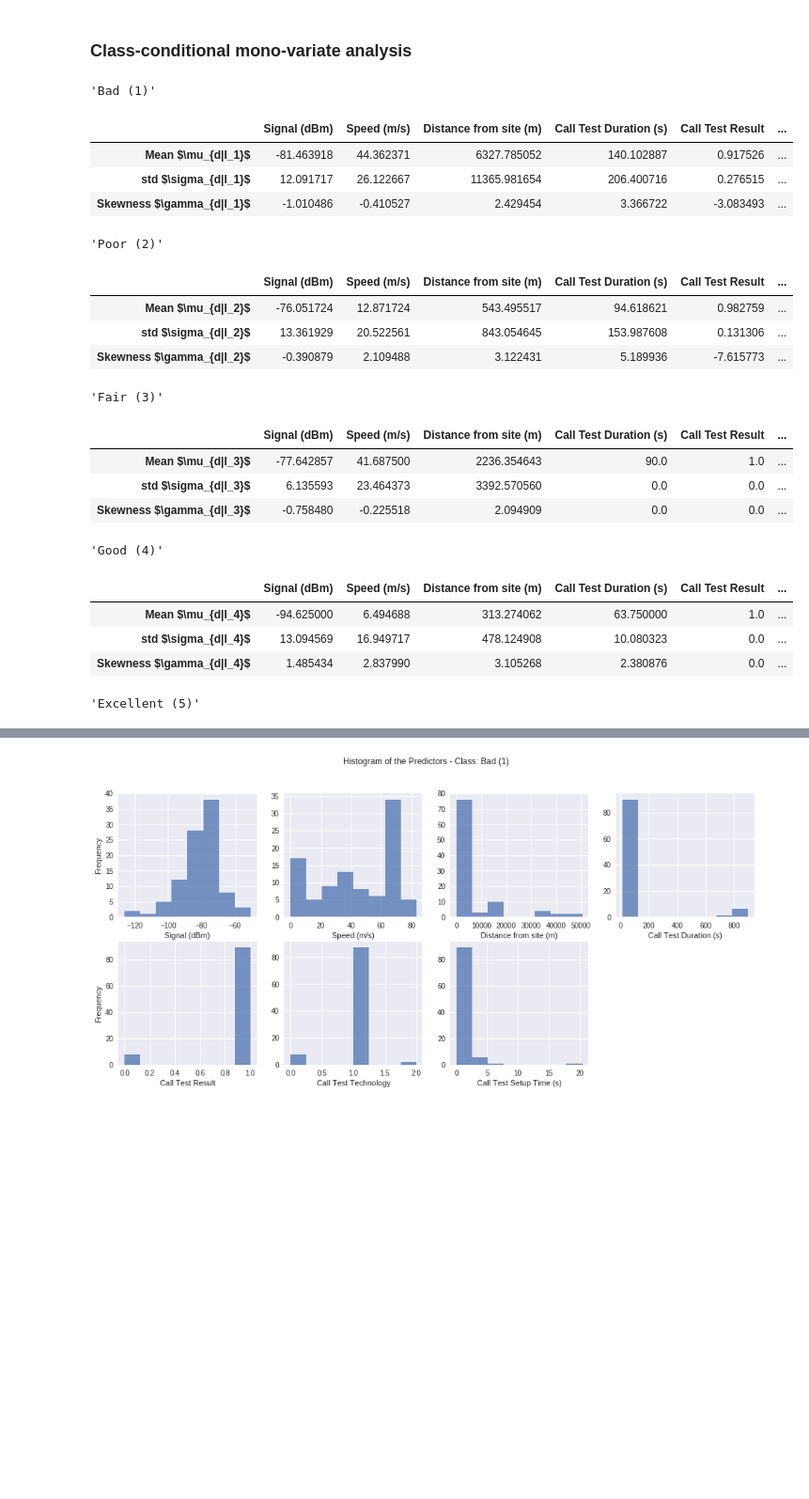
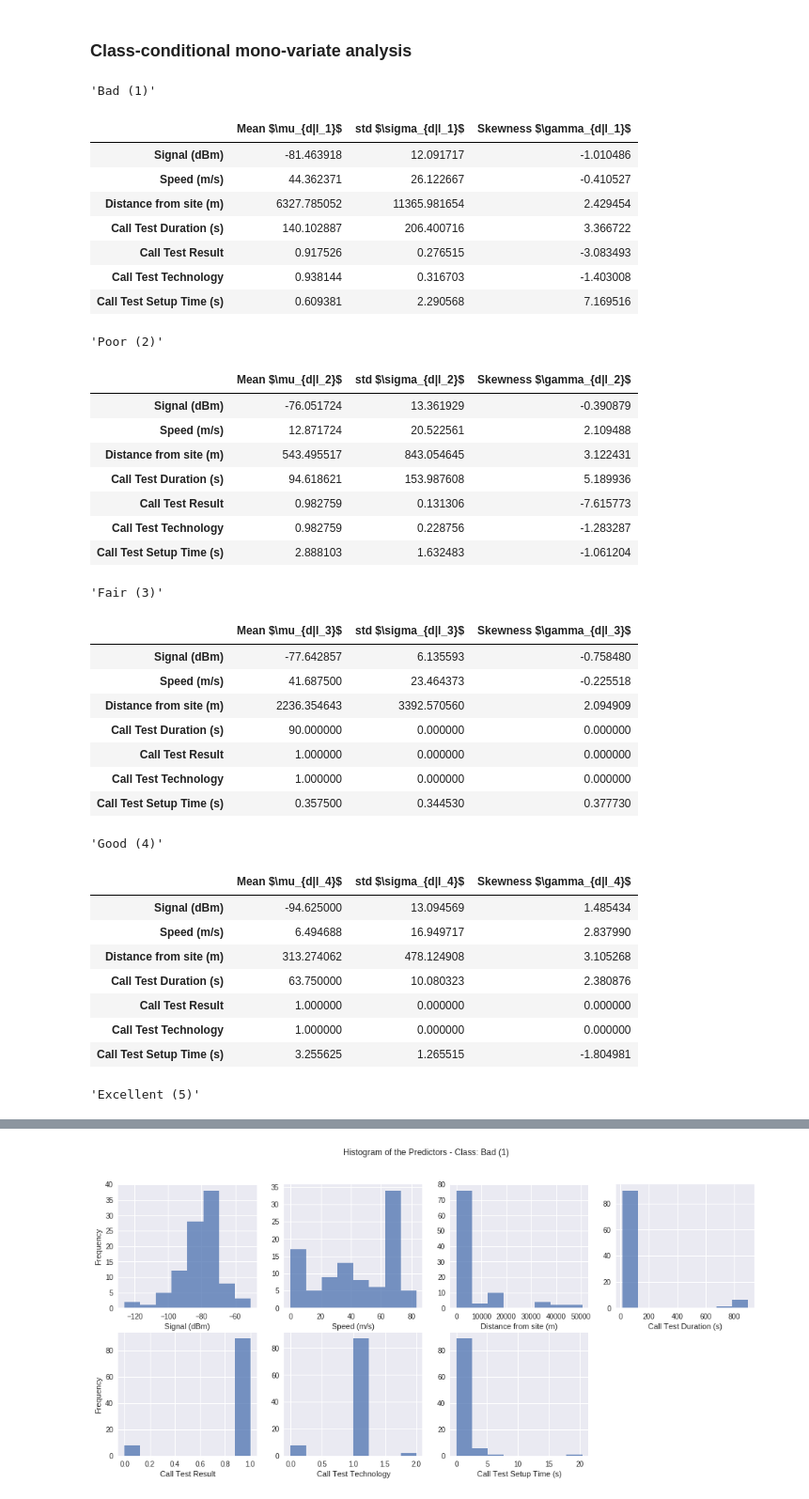
Before and after one commit to ezequiasjunior/ica2019.2, a Jupyter notebook: data_preprocessing.ipynb, the cells around one changed output, grey strips where cells are left out. Shown: that part at 94% size. Cells and saved outputs as stored; diff of their text form; code cells hidden in the pictures; blank space fills up the shorter version.

```diff
--- a/data_preprocessing.ipynb
+++ b/data_preprocessing.ipynb
@@ -249,36 +254,53 @@ plt.savefig('hw01-figs/hist_data.pdf')
 # %%
 # Grouping each class:
 cls = datahw01.groupby('MOS')
 # Defining labels:
 classes = ['Bad (1)', 'Poor (2)', 'Fair (3)', 'Good (4)', 'Excellent (5)']
 cls_monovar = []
 # Computing the mean, std, and skewness of the grouped observatios:
 for i in range(len(cls.indices)):
     cls_monovar.append(cls.get_group(i+1).describe().iloc[1:3,:-1].append(cls.get_group(i+1).skew()[:-1],
                                                                           ignore_index=True))
     cls_monovar[i].index = ['Mean $\mu_{d|l_%d}$'%(i+1),'std $\sigma_{d|l_%d}$'%(i+1),
                             'Skewness $\gamma_{d|l_%d}$'%(i+1)]
-    display(classes[i], cls_monovar[i])
-    cls_monovar[i].to_excel(f'hw01-data/cls_monovar{i+1}.xlsx') # Saving table
+    display(classes[i], cls_monovar[i].T)
+    cls_monovar[i].T.to_excel(f'hw01-data/cls_monovar{i+1}.xlsx') # Saving table
+    cls_monovar[i].T.to_latex(f'hw01-data/cls_monovar{i+1}.tex')
 # %% [output]
 'Bad (1)'
-|  | Signal (dBm) | Speed (m/s) | Distance from site (m) | Call Test Duration (s) | Call Test Result | ... |
-| Mean $\mu_{d|l_1}$ | -81.463918 | 44.362371 | 6327.785052 | 140.102887 | 0.917526 | ... |
-| std $\sigma_{d|l_1}$ | 12.091717 | 26.122667 | 11365.981654 | 206.400716 | 0.276515 | ... |
-| Skewness $\gamma_{d|l_1}$ | -1.010486 | -0.410527 | 2.429454 | 3.366722 | -3.083493 | ... |
+|  | Mean $\mu_{d|l_1}$ | std $\sigma_{d|l_1}$ | Skewness $\gamma_{d|l_1}$ |
+| Signal (dBm) | -81.463918 | 12.091717 | -1.010486 |
+| Speed (m/s) | 44.362371 | 26.122667 | -0.410527 |
+| Distance from site (m) | 6327.785052 | 11365.981654 | 2.429454 |
+| Call Test Duration (s) | 140.102887 | 206.400716 | 3.366722 |
+| Call Test Result | 0.917526 | 0.276515 | -3.083493 |
+| Call Test Technology | 0.938144 | 0.316703 | -1.403008 |
+| Call Test Setup Time (s) | 0.609381 | 2.290568 | 7.169516 |
 'Poor (2)'
-|  | Signal (dBm) | Speed (m/s) | Distance from site (m) | Call Test Duration (s) | Call Test Result | ... |
-| Mean $\mu_{d|l_2}$ | -76.051724 | 12.871724 | 543.495517 | 94.618621 | 0.982759 | ... |
-| std $\sigma_{d|l_2}$ | 13.361929 | 20.522561 | 843.054645 | 153.987608 | 0.131306 | ... |
-| Skewness $\gamma_{d|l_2}$ | -0.390879 | 2.109488 | 3.122431 | 5.189936 | -7.615773 | ... |
+|  | Mean $\mu_{d|l_2}$ | std $\sigma_{d|l_2}$ | Skewness $\gamma_{d|l_2}$ |
+| Signal (dBm) | -76.051724 | 13.361929 | -0.390879 |
+| Speed (m/s) | 12.871724 | 20.522561 | 2.109488 |
+| Distance from site (m) | 543.495517 | 843.054645 | 3.122431 |
+| Call Test Duration (s) | 94.618621 | 153.987608 | 5.189936 |
+| Call Test Result | 0.982759 | 0.131306 | -7.615773 |
+| Call Test Technology | 0.982759 | 0.228756 | -1.283287 |
+| Call Test Setup Time (s) | 2.888103 | 1.632483 | -1.061204 |
 'Fair (3)'
-|  | Signal (dBm) | Speed (m/s) | Distance from site (m) | Call Test Duration (s) | Call Test Result | ... |
-| Mean $\mu_{d|l_3}$ | -77.642857 | 41.687500 | 2236.354643 | 90.0 | 1.0 | ... |
-| std $\sigma_{d|l_3}$ | 6.135593 | 23.464373 | 3392.570560 | 0.0 | 0.0 | ... |
-| Skewness $\gamma_{d|l_3}$ | -0.758480 | -0.225518 | 2.094909 | 0.0 | 0.0 | ... |
+|  | Mean $\mu_{d|l_3}$ | std $\sigma_{d|l_3}$ | Skewness $\gamma_{d|l_3}$ |
+| Signal (dBm) | -77.642857 | 6.135593 | -0.758480 |
+| Speed (m/s) | 41.687500 | 23.464373 | -0.225518 |
+| Distance from site (m) | 2236.354643 | 3392.570560 | 2.094909 |
+| Call Test Duration (s) | 90.000000 | 0.000000 | 0.000000 |
+| Call Test Result | 1.000000 | 0.000000 | 0.000000 |
+| Call Test Technology | 1.000000 | 0.000000 | 0.000000 |
+| Call Test Setup Time (s) | 0.357500 | 0.344530 | 0.377730 |
 'Good (4)'
-|  | Signal (dBm) | Speed (m/s) | Distance from site (m) | Call Test Duration (s) | Call Test Result | ... |
-| Mean $\mu_{d|l_4}$ | -94.625000 | 6.494688 | 313.274062 | 63.750000 | 1.0 | ... |
-| std $\sigma_{d|l_4}$ | 13.094569 | 16.949717 | 478.124908 | 10.080323 | 0.0 | ... |
-| Skewness $\gamma_{d|l_4}$ | 1.485434 | 2.837990 | 3.105268 | 2.380876 | 0.0 | ... |
+|  | Mean $\mu_{d|l_4}$ | std $\sigma_{d|l_4}$ | Skewness $\gamma_{d|l_4}$ |
+| Signal (dBm) | -94.625000 | 13.094569 | 1.485434 |
+| Speed (m/s) | 6.494688 | 16.949717 | 2.837990 |
+| Distance from site (m) | 313.274062 | 478.124908 | 3.105268 |
+| Call Test Duration (s) | 63.750000 | 10.080323 | 2.380876 |
+| Call Test Result | 1.000000 | 0.000000 | 0.000000 |
+| Call Test Technology | 1.000000 | 0.000000 | 0.000000 |
+| Call Test Setup Time (s) | 3.255625 | 1.265515 | -1.804981 |
 'Excellent (5)'
```
Also changed, not shown: parts of 4 cells of this notebook, 13 other files.
